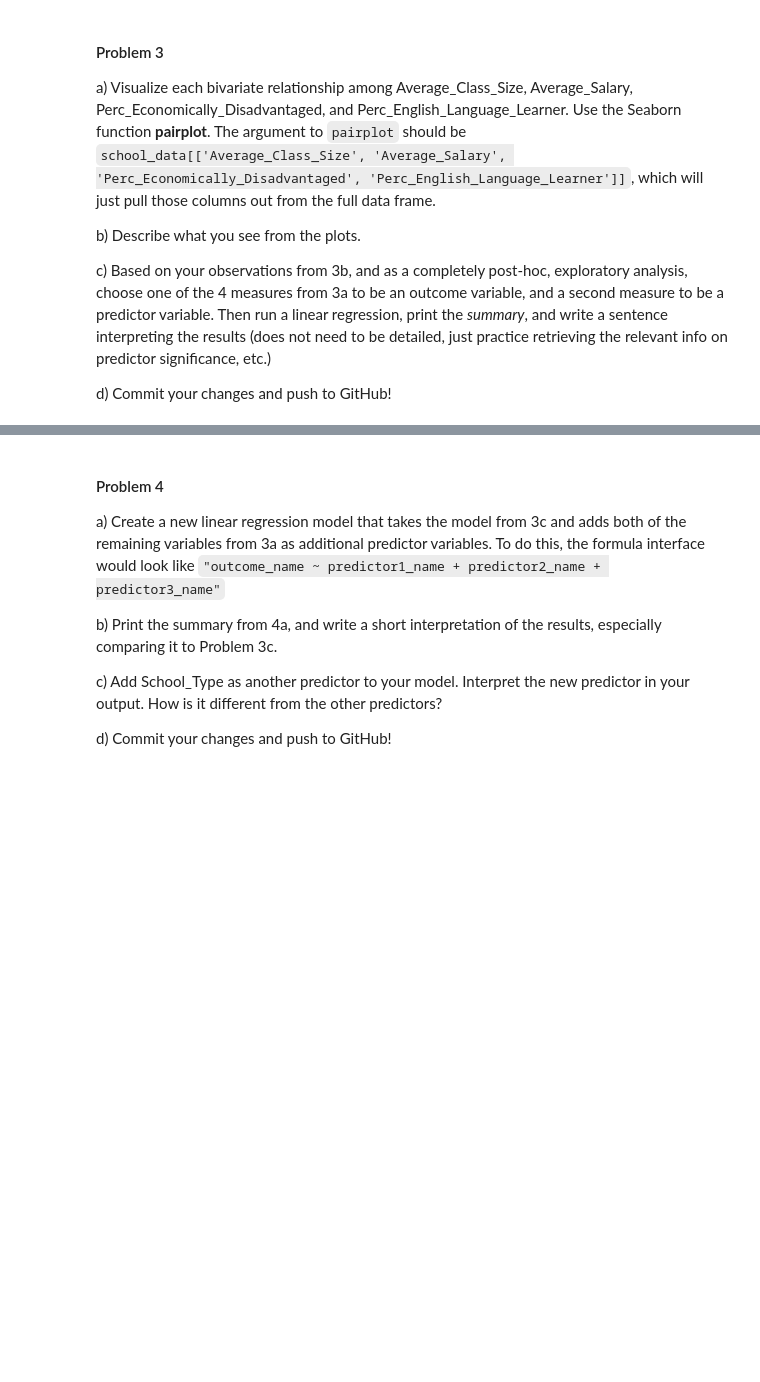
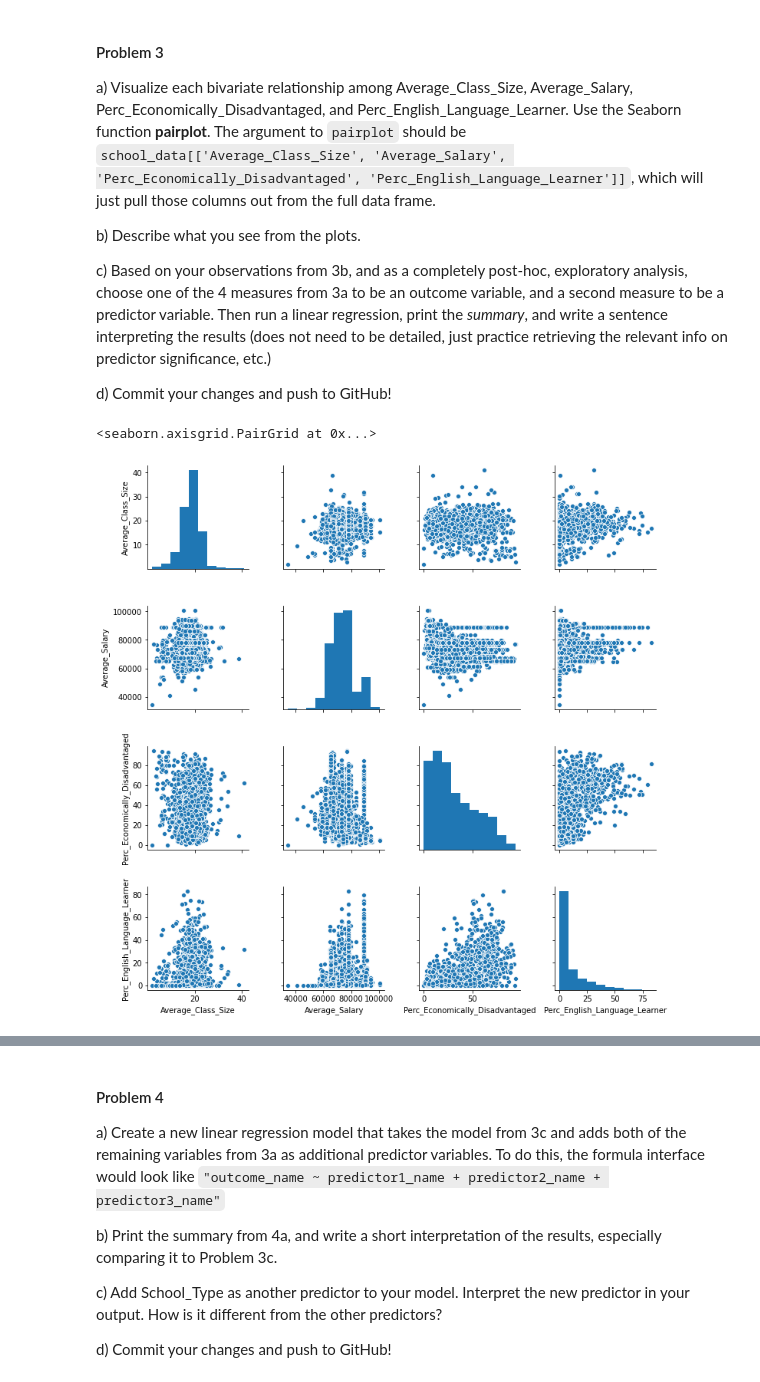
Before and after one commit to tiffanyzhang1118/f20_epsy5200_assignment11, a Jupyter notebook: F20 EPSY 5200 Assignment 11.ipynb, the cells around one changed output, grey strips where cells are left out. Cells and saved outputs as stored; diff of their text form; code cells hidden in the pictures; blank space fills up the shorter version.

Commit message:
Finished Problem 3.

```diff
--- a/F20 EPSY 5200 Assignment 11.ipynb
+++ b/F20 EPSY 5200 Assignment 11.ipynb
@@ -72,3 +72,6 @@ Sch.head()
 | 3 | 10405 | Frolio Middle School | Public School | Abington | MA | 07,08 | Abington | 10000 | ... |
 | 4 | 10015 | Woodsdale Elementary School | Public School | Abington | MA | 05,06 | Abington | 10000 | ... |
 5 rows × 48 columns
+# %%
+Sch.columns = Sch.columns.str.replace('%', 'Perc')
+Sch.head()
@@ -128,0 +158,6 @@ d) Commit your changes and push to GitHub!
+# %%
+# Problem 3 code here
+sns.pairplot(Sch[['Average_Class_Size', 'Average_Salary', 'Perc_Economically_Disadvantaged', 'Perc_English_Language_Learner']])
+# %% [output]
+<seaborn.axisgrid.PairGrid at 0x...>
+[figure, added]
```
Also changed, not shown: parts of 5 cells of this notebook.
